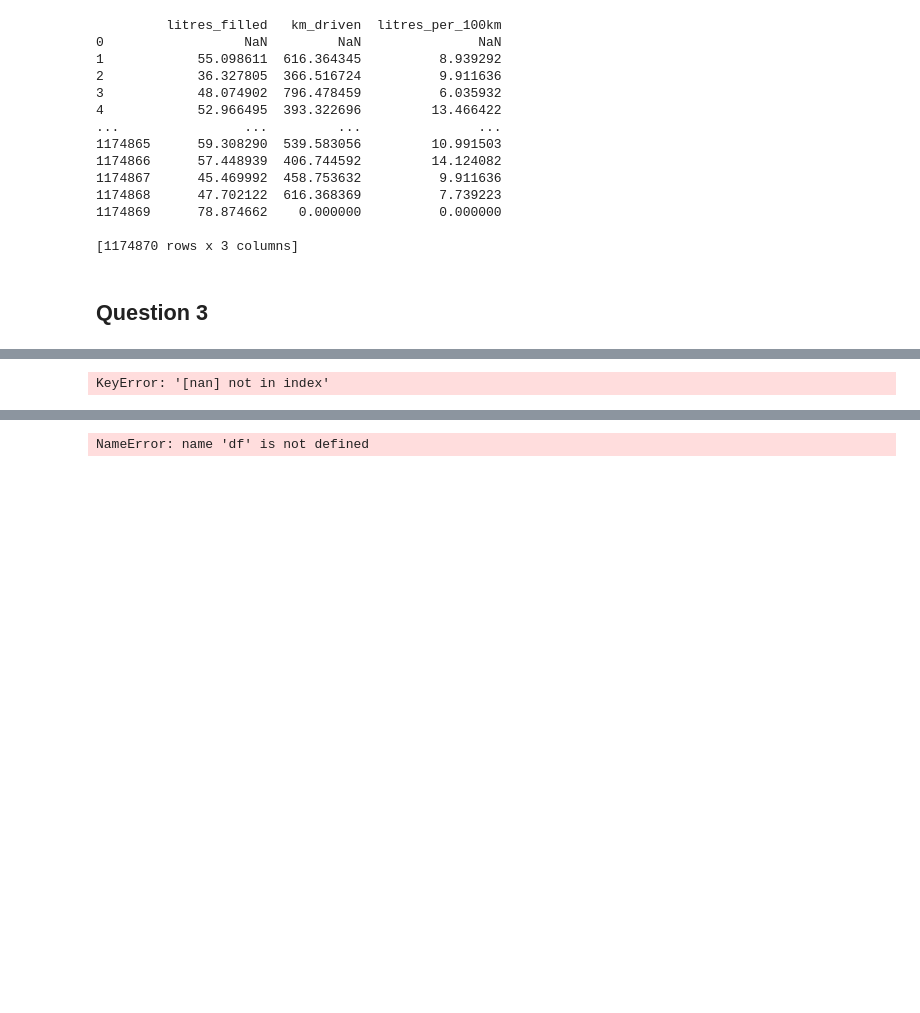
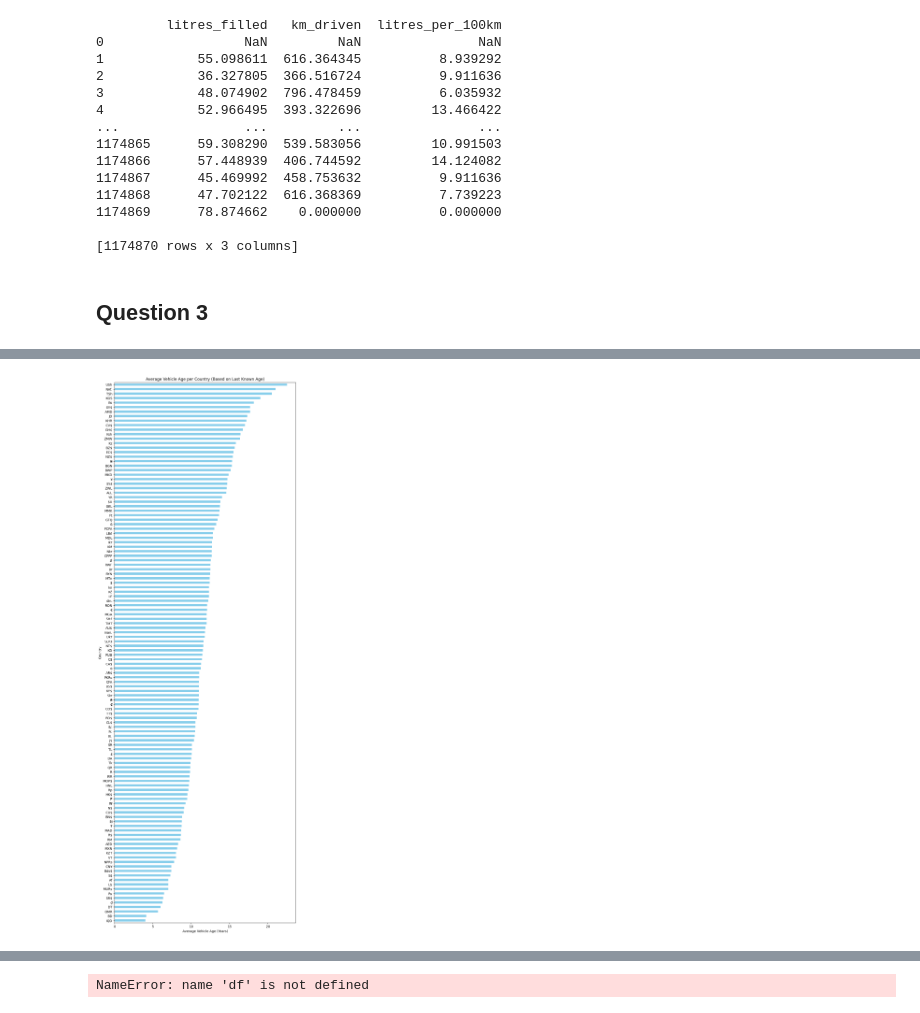
Before and after one commit to TumiJourdan/IDVE-Assignments, a Jupyter notebook: Assignment 1/main.ipynb, the cells around one changed output, grey strips where cells are left out. Cells and saved outputs as stored; diff of their text form; code cells hidden in the pictures; blank space fills up the shorter version.

```diff
--- a/Assignment 1/main.ipynb
+++ b/Assignment 1/main.ipynb
@@ -585,20 +585,28 @@ currency_to_country = {
 # %%
 #3.3
 # Step 1: Filter for the last known vehicle age for each user
+df = df.dropna()  # Remove any rows with missing values
+df['date_fueled'] = pd.to_datetime(df['date_fueled'])  # Ensure 'date_fueled' is datetime
+df['year'] = pd.to_numeric(df['year'], errors='coerce')  # Convert 'year' to numeric
+
+# Step 2: Calculate the vehicle age
+df['vehicle_age'] = df['date_fueled'].dt.year - df['year']
+
+# Step 3: Filter for the last known vehicle record for each user
 df_latest_age = df.loc[df.groupby('user_id')['date_fueled'].idxmax()]
 
-# Step 2: Calculate the average vehicle age per country
-average_age_per_country = df_latest_age.groupby('country')['vehicle_age'].mean().sort_values()
+# Step 4: Calculate the average vehicle age per country (using currency as a proxy for country)
+average_age_per_country = df_latest_age.groupby('currency')['vehicle_age'].mean().sort_values()
 
-# Step 3: Plot the average vehicle age per country
-plt.figure(figsize=(10, 16))
+# Step 5: Plot the average vehicle age per country
+plt.figure(figsize=(10, 30))
 average_age_per_country.plot(kind='barh', color='skyblue')
 plt.title('Average Vehicle Age per Country (Based on Last Known Age)')
 plt.xlabel('Average Vehicle Age (Years)')
 plt.ylabel('Country')
 plt.show()
 # %% [output]
-KeyError: '[nan] not in index'
+[figure, added]
 # %%
 df.head(5)
 # %% [output]
```
Also changed, not shown: parts of 4 cells of this notebook.
